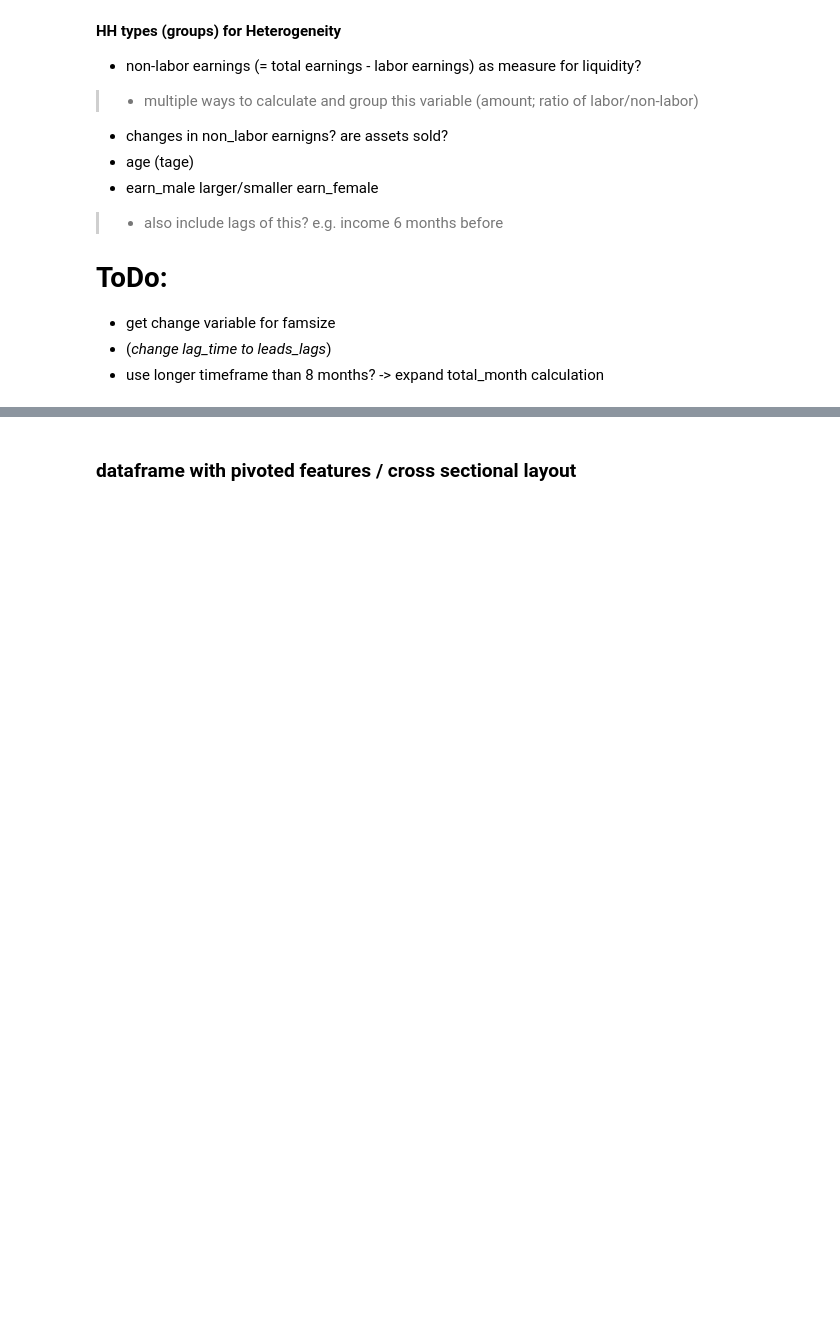
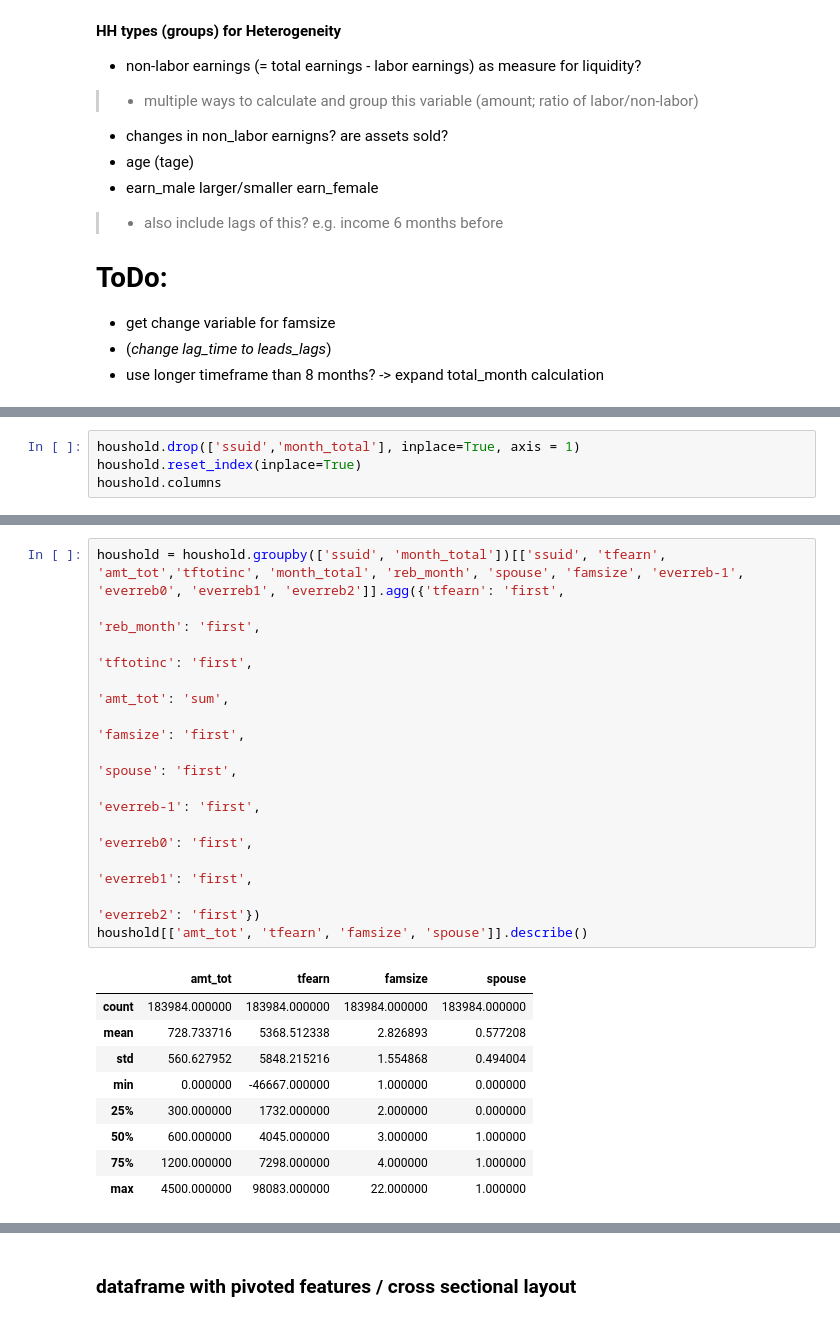
Before and after one commit to MaxDerWeber/MasterThesis, a Jupyter notebook: Powell_dataset.ipynb, the cells around one changed output, grey strips where cells are left out. Cells and saved outputs as stored; diff of their text form; blank space fills up the shorter version.

```diff
--- a/Powell_dataset.ipynb
+++ b/Powell_dataset.ipynb
@@ -660,0 +505,4 @@ houshold.loc['955958398688'].sort_index()[['everreb_-2.0', 'everreb_-1.0', 'ever
+# %%
+houshold.drop(['ssuid','month_total'], inplace=True, axis = 1)
+houshold.reset_index(inplace=True)
+houshold.columns
@@ -660,0 +524,22 @@ houshold.loc['955958398688'].sort_index()[['everreb_-2.0', 'everreb_-1.0', 'ever
+# %%
+houshold = houshold.groupby(['ssuid', 'month_total'])[['ssuid', 'tfearn', 'amt_tot','tftotinc', 'month_total', 'reb_month', 'spouse', 'famsize', 'everreb-1', 'everreb0', 'everreb1', 'everreb2']].agg({'tfearn': 'first',
+                                                                                                                                                'reb_month': 'first',
+                                                                                                                                                'tftotinc': 'first',
+                                                                                                                                                'amt_tot': 'sum',
+                                                                                                                                                'famsize': 'first',
+                                                                                                                                                'spouse': 'first',
+                                                                                                                                                'everreb-1': 'first',
+                                                                                                                                                'everreb0': 'first',
+                                                                                                                                                'everreb1': 'first',
+                                                                                                                                                'everreb2': 'first'})
+houshold[['amt_tot', 'tfearn', 'famsize', 'spouse']].describe()
+# %% [output]
+|  | amt_tot | tfearn | famsize | spouse |
+| count | 183984.000000 | 183984.000000 | 183984.000000 | 183984.000000 |
+| mean | 728.733716 | 5368.512338 | 2.826893 | 0.577208 |
+| std | 560.627952 | 5848.215216 | 1.554868 | 0.494004 |
+| min | 0.000000 | -46667.000000 | 1.000000 | 0.000000 |
+| 25% | 300.000000 | 1732.000000 | 2.000000 | 0.000000 |
+| 50% | 600.000000 | 4045.000000 | 3.000000 | 1.000000 |
+| 75% | 1200.000000 | 7298.000000 | 4.000000 | 1.000000 |
+| max | 4500.000000 | 98083.000000 | 22.000000 | 1.000000 |
```
Also changed, not shown: parts of 43 cells of this notebook, 2 other files.
